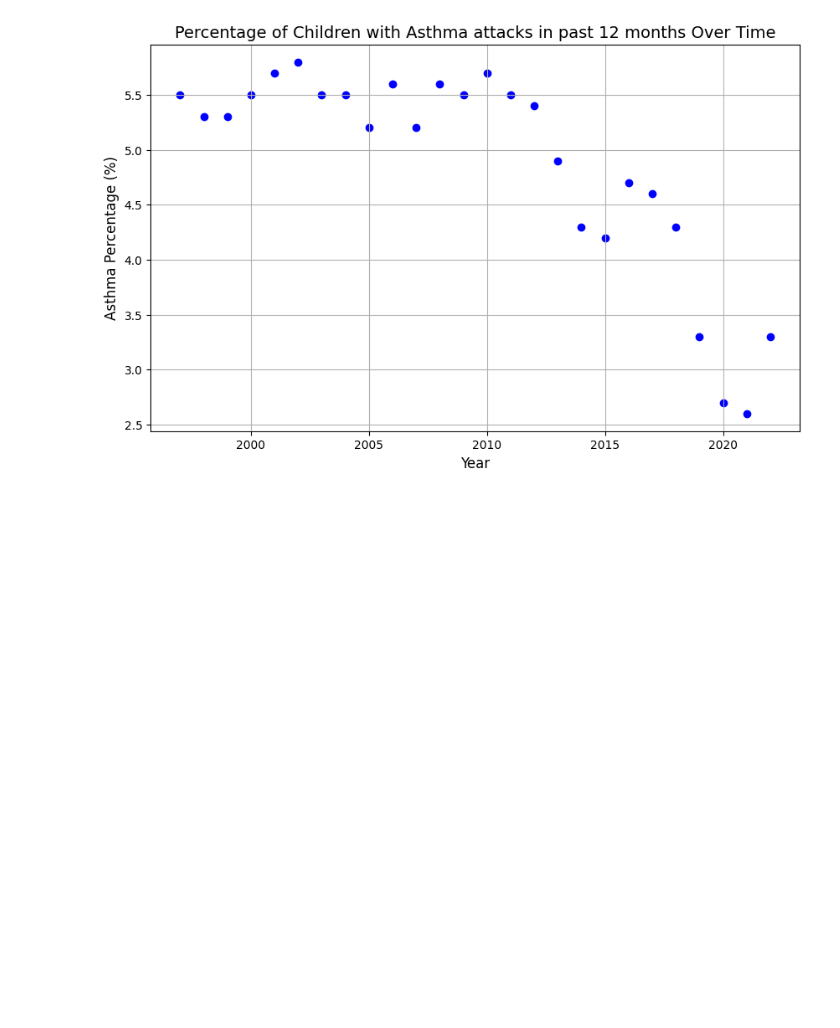
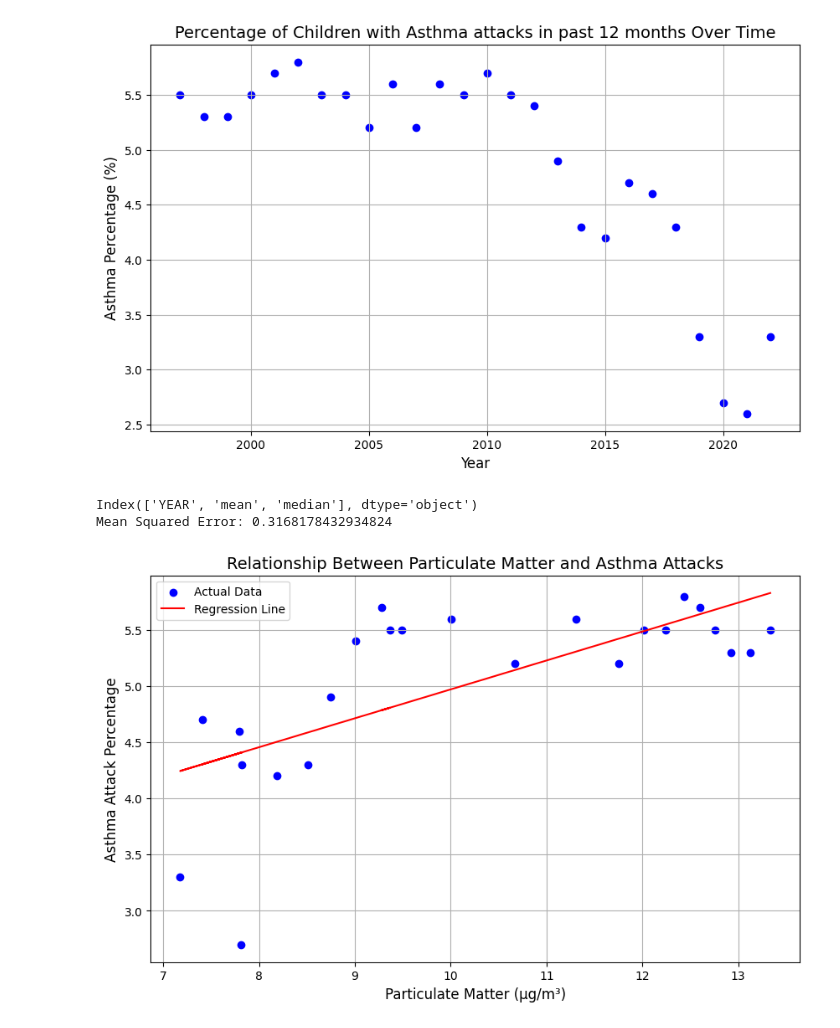
Before and after one commit to EthanXC/Urban-Air-Quality-Prediction, a Jupyter notebook: models.ipynb, the cells around one changed output. Saved outputs shown, nothing was run; the diff lists cells and outputs as text; code cells hidden in the pictures; blank space fills up the shorter version.

Commit message:
Fit linear regression

```diff
--- a/models.ipynb
+++ b/models.ipynb
@@ -93,14 +93,14 @@ plt.show()
 data = pd.read_csv("asthma_in_children.csv")
 
 # Filter the dataset for a specific group, such as "Total" or a specific age group (optional)
-filtered_data = data[(data['STUB_LABEL'] == 'Younger than 18 years') &
+asthma_data_filtered = data[(data['STUB_LABEL'] == 'Younger than 18 years') &
                      (data['PANEL'] == 'Asthma attack in past 12 months') &
                      (data['UNIT'] == "Percent of children, crude")]
 
 
 # Create a scatterplot
 plt.figure(figsize=(10, 6))
-plt.scatter(filtered_data['YEAR'], filtered_data['ESTIMATE'], color='blue', label='Asthma Percentage')
+plt.scatter(asthma_data_filtered['YEAR'], asthma_data_filtered['ESTIMATE'], color='blue', label='Asthma Percentage')
 
 # Add titles and labels
 plt.title('Percentage of Children with Asthma attacks in past 12 months Over Time', fontsize=14)
@@ -112,3 +112,44 @@ plt.grid(True)
 plt.show()
 # %% [output]
 [figure]
+# %%
+filtered_PM_data = filtered_PM_data.rename(columns={'year_id': 'YEAR'})
+
+print(filtered_PM_data.columns)
+#print(asthma_data_filtered.columns)
+# Merge both datasets on the 'year'
+merged_data = pd.merge(asthma_data_filtered, filtered_PM_data, on='YEAR')
+
+# Select features and target
+X = merged_data[['mean']]  # Particulate levels
+y = merged_data['ESTIMATE']  # Asthma attack percentage
+
+# Fit a linear regression model
+model = LinearRegression()
+model.fit(X, y)
+
+# Make predictions
+y_pred = model.predict(X)
+
+# Calculate Mean Squared Error (MSE)
+mse = mean_squared_error(y, y_pred)
+print(f"Mean Squared Error: {mse}")
+
+# Visualize the data and the regression line
+plt.figure(figsize=(10, 6))
+plt.scatter(X, y, color='blue', label='Actual Data')
+plt.plot(X, y_pred, color='red', label='Regression Line')
+
+# Add titles and labels
+plt.title('Relationship Between Particulate Matter and Asthma Attacks', fontsize=14)
+plt.xlabel('Particulate Matter (µg/m³)', fontsize=12)
+plt.ylabel('Asthma Attack Percentage', fontsize=12)
+plt.legend()
+
+# Show the plot
+plt.grid(True)
+plt.show()
+# %% [output]
+Index(['YEAR', 'mean', 'median'], dtype='object')
+Mean Squared Error: 0.3168178432934824
+[figure, added]
```
Also changed, not shown: parts of 1 cell of this notebook.
